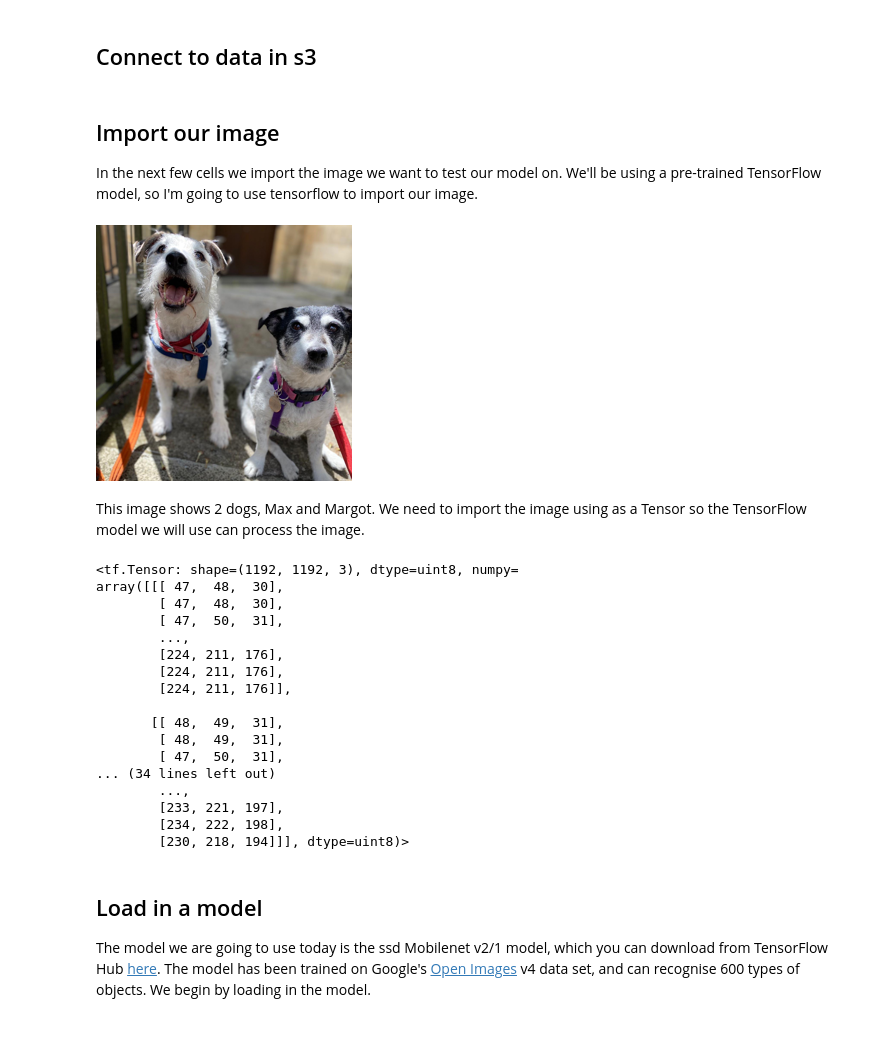
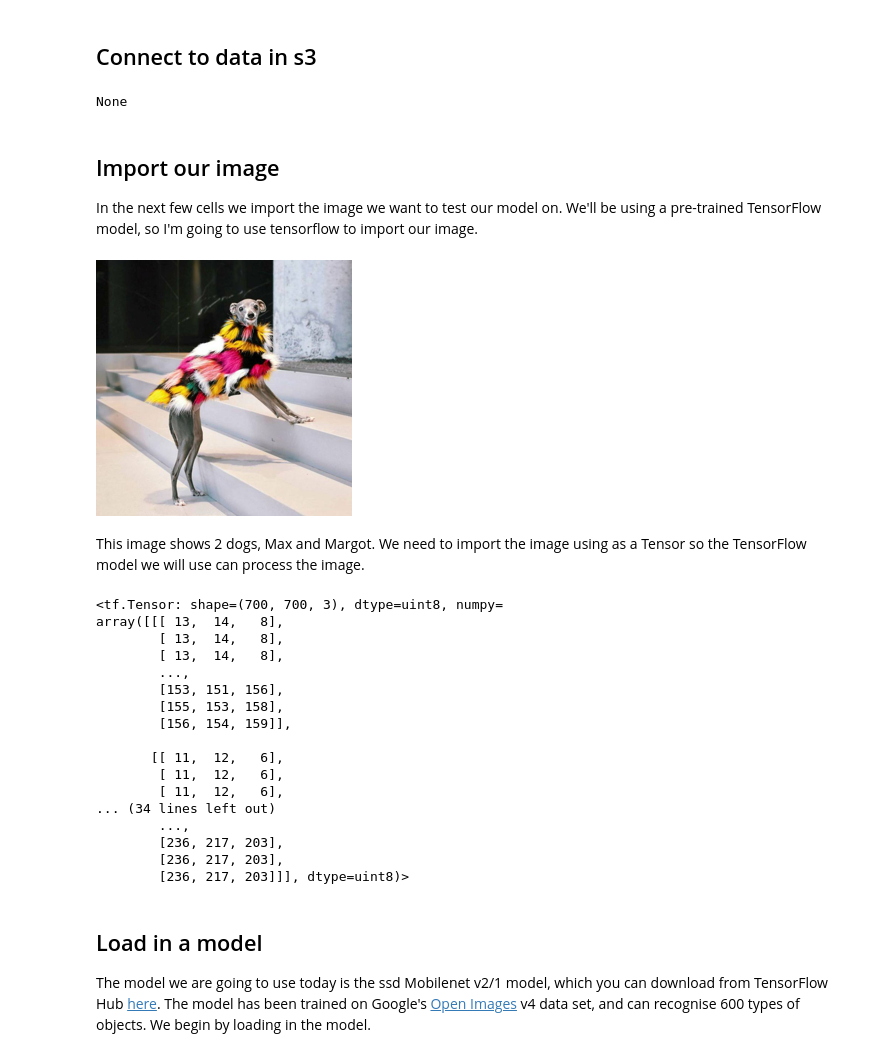
Before and after one commit to rafaeltuelho/dog-detector-service, a Jupyter notebook: 1_explore.ipynb, the cells around one changed output. Drawn from its saved outputs; the diff is of its cells as text; code cells hidden in the pictures.

```diff
--- a/1_explore.ipynb
+++ b/1_explore.ipynb
@@ -32,7 +32,10 @@ import boto3
 from boto3 import session
 import os
 key_id = os.environ.get('AWS_ACCESS_KEY_ID')
+print(key_id)
 secret_key = os.environ.get('AWS_SECRET_ACCESS_KEY')
+# %% [output]
+None
 # %%
 s3_client = boto3.client('s3', aws_access_key_id=key_id, aws_secret_access_key=secret_key)
 bucket_name = 'dog-detector'
@@ -42,11 +45,12 @@ s3_client.download_file('dog-detector', 'twodogs.jpg', 'twodogs.jpg')
 
 In the next few cells we import the image we want to test our model on. We'll be using a pre-trained TensorFlow model, so I'm going to use tensorflow to import our image.
 # %%
-dog_img = 'twodogs.jpg'
+# dog_img = 'twodogs.jpg'
+dog_img = 'biba.jpg'
 dogs = Image.open(dog_img)
 dogs.resize((256,256))
 # %% [output]
-[figure, old version]
+[figure, new version]
 # %% [markdown]
 This image shows 2 dogs, Max and Margot. We need to import the image using as a Tensor so the TensorFlow model we will use can process the image.
 # %%
@@ -58,23 +62,23 @@ def load_img(path):
 tf_dogs = load_img(dog_img)
 tf_dogs
 # %% [output]
-<tf.Tensor: shape=(1192, 1192, 3), dtype=uint8, numpy=
-array([[[ 47,  48,  30],
-        [ 47,  48,  30],
-        [ 47,  50,  31],
+<tf.Tensor: shape=(700, 700, 3), dtype=uint8, numpy=
+array([[[ 13,  14,   8],
+        [ 13,  14,   8],
+        [ 13,  14,   8],
         ...,
-        [224, 211, 176],
-        [224, 211, 176],
-        [224, 211, 176]],
+        [153, 151, 156],
+        [155, 153, 158],
+        [156, 154, 159]],
 
-       [[ 48,  49,  31],
-        [ 48,  49,  31],
-        [ 47,  50,  31],
+       [[ 11,  12,   6],
+        [ 11,  12,   6],
+        [ 11,  12,   6],
 ... (34 lines left out)
         ...,
-        [233, 221, 197],
-        [234, 222, 198],
-        [230, 218, 194]]], dtype=uint8)>
+        [236, 217, 203],
+        [236, 217, 203],
+        [236, 217, 203]]], dtype=uint8)>
 # %% [markdown]
 ## Load in a model
 
```
Also changed, not shown: parts of 5 cells of this notebook, 5 other files.
